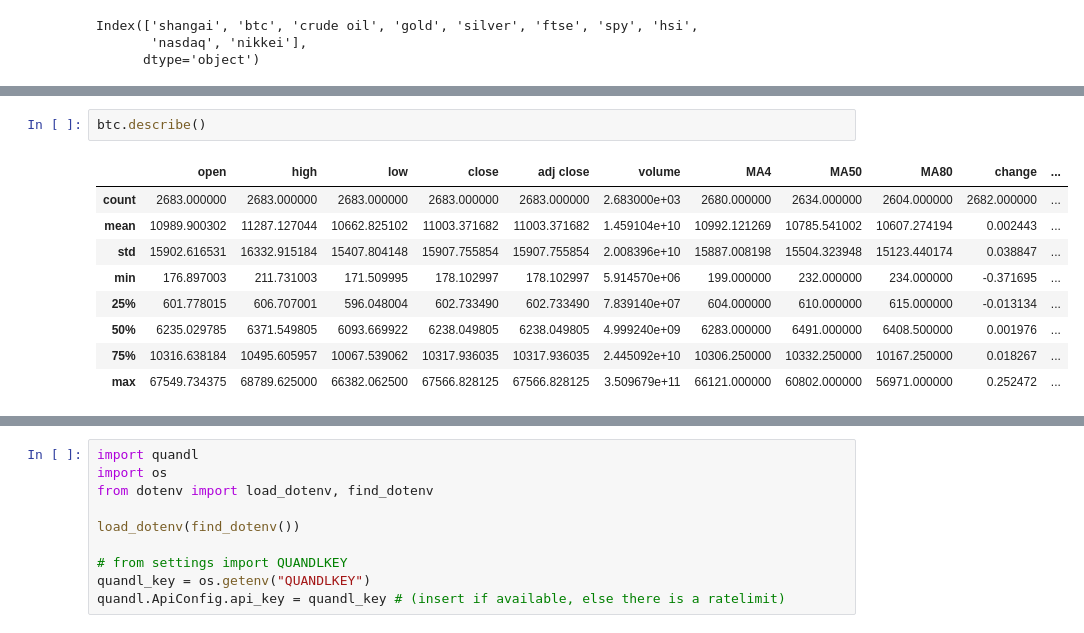
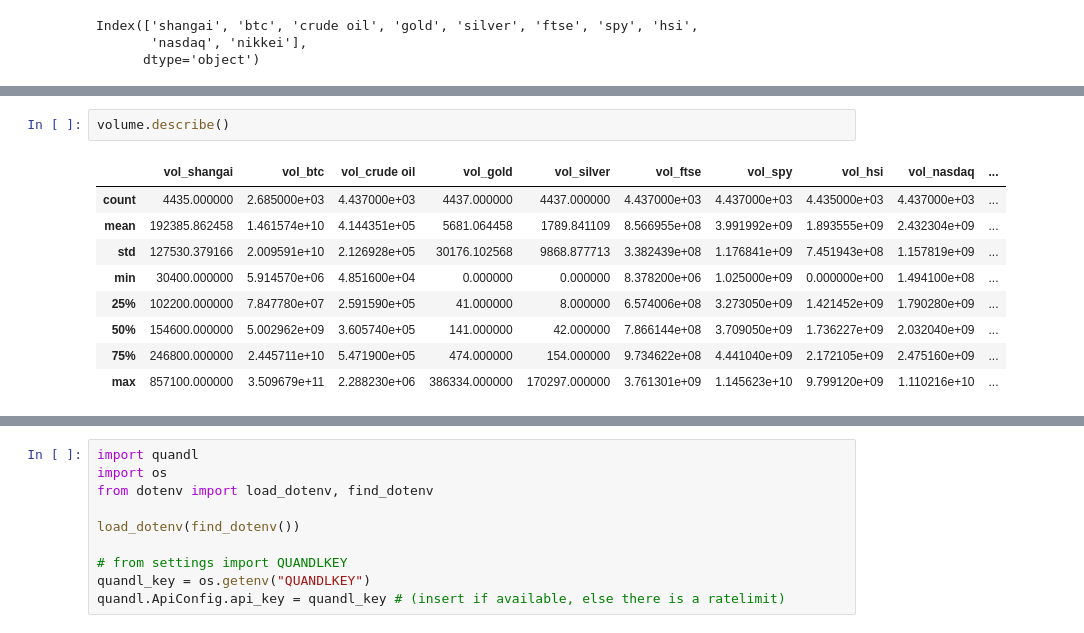
Before and after one commit to renejra/azure-ml-engineer, a Jupyter notebook: capstone/1 - data sourcing.ipynb, the cells around one changed output, grey strips where cells are left out. Cells and saved outputs as stored; diff of their text form.

```diff
--- a/capstone/1 - data sourcing.ipynb
+++ b/capstone/1 - data sourcing.ipynb
@@ -356,12 +348,12 @@ Index(['shangai', 'btc', 'crude oil', 'gold', 'silver', 'ftse', 'spy', 'hsi',
 # %%
-btc.describe()
+volume.describe()
 # %% [output]
-|  | open | high | low | close | adj close | volume | MA4 | MA50 | MA80 | change | ... |
-| count | 2683.000000 | 2683.000000 | 2683.000000 | 2683.000000 | 2683.000000 | 2.683000e+03 | 2680.000000 | 2634.000000 | 2604.000000 | 2682.000000 | ... |
-| mean | 10989.900302 | 11287.127044 | 10662.825102 | 11003.371682 | 11003.371682 | 1.459104e+10 | 10992.121269 | 10785.541002 | 10607.274194 | 0.002443 | ... |
-| std | 15902.616531 | 16332.915184 | 15407.804148 | 15907.755854 | 15907.755854 | 2.008396e+10 | 15887.008198 | 15504.323948 | 15123.440174 | 0.038847 | ... |
-| min | 176.897003 | 211.731003 | 171.509995 | 178.102997 | 178.102997 | 5.914570e+06 | 199.000000 | 232.000000 | 234.000000 | -0.371695 | ... |
-| 25% | 601.778015 | 606.707001 | 596.048004 | 602.733490 | 602.733490 | 7.839140e+07 | 604.000000 | 610.000000 | 615.000000 | -0.013134 | ... |
-| 50% | 6235.029785 | 6371.549805 | 6093.669922 | 6238.049805 | 6238.049805 | 4.999240e+09 | 6283.000000 | 6491.000000 | 6408.500000 | 0.001976 | ... |
-| 75% | 10316.638184 | 10495.605957 | 10067.539062 | 10317.936035 | 10317.936035 | 2.445092e+10 | 10306.250000 | 10332.250000 | 10167.250000 | 0.018267 | ... |
-| max | 67549.734375 | 68789.625000 | 66382.062500 | 67566.828125 | 67566.828125 | 3.509679e+11 | 66121.000000 | 60802.000000 | 56971.000000 | 0.252472 | ... |
+|  | vol_shangai | vol_btc | vol_crude oil | vol_gold | vol_silver | vol_ftse | vol_spy | vol_hsi | vol_nasdaq | ... |
+| count | 4435.000000 | 2.685000e+03 | 4.437000e+03 | 4437.000000 | 4437.000000 | 4.437000e+03 | 4.437000e+03 | 4.435000e+03 | 4.437000e+03 | ... |
+| mean | 192385.862458 | 1.461574e+10 | 4.144351e+05 | 5681.064458 | 1789.841109 | 8.566955e+08 | 3.991992e+09 | 1.893555e+09 | 2.432304e+09 | ... |
+| std | 127530.379166 | 2.009591e+10 | 2.126928e+05 | 30176.102568 | 9868.877713 | 3.382439e+08 | 1.176841e+09 | 7.451943e+08 | 1.157819e+09 | ... |
+| min | 30400.000000 | 5.914570e+06 | 4.851600e+04 | 0.000000 | 0.000000 | 8.378200e+06 | 1.025000e+09 | 0.000000e+00 | 1.494100e+08 | ... |
+| 25% | 102200.000000 | 7.847780e+07 | 2.591590e+05 | 41.000000 | 8.000000 | 6.574006e+08 | 3.273050e+09 | 1.421452e+09 | 1.790280e+09 | ... |
+| 50% | 154600.000000 | 5.002962e+09 | 3.605740e+05 | 141.000000 | 42.000000 | 7.866144e+08 | 3.709050e+09 | 1.736227e+09 | 2.032040e+09 | ... |
+| 75% | 246800.000000 | 2.445711e+10 | 5.471900e+05 | 474.000000 | 154.000000 | 9.734622e+08 | 4.441040e+09 | 2.172105e+09 | 2.475160e+09 | ... |
+| max | 857100.000000 | 3.509679e+11 | 2.288230e+06 | 386334.000000 | 170297.000000 | 3.761301e+09 | 1.145623e+10 | 9.799120e+09 | 1.110216e+10 | ... |
```
Also changed, not shown: parts of 94 cells of this notebook, 9 other files.
